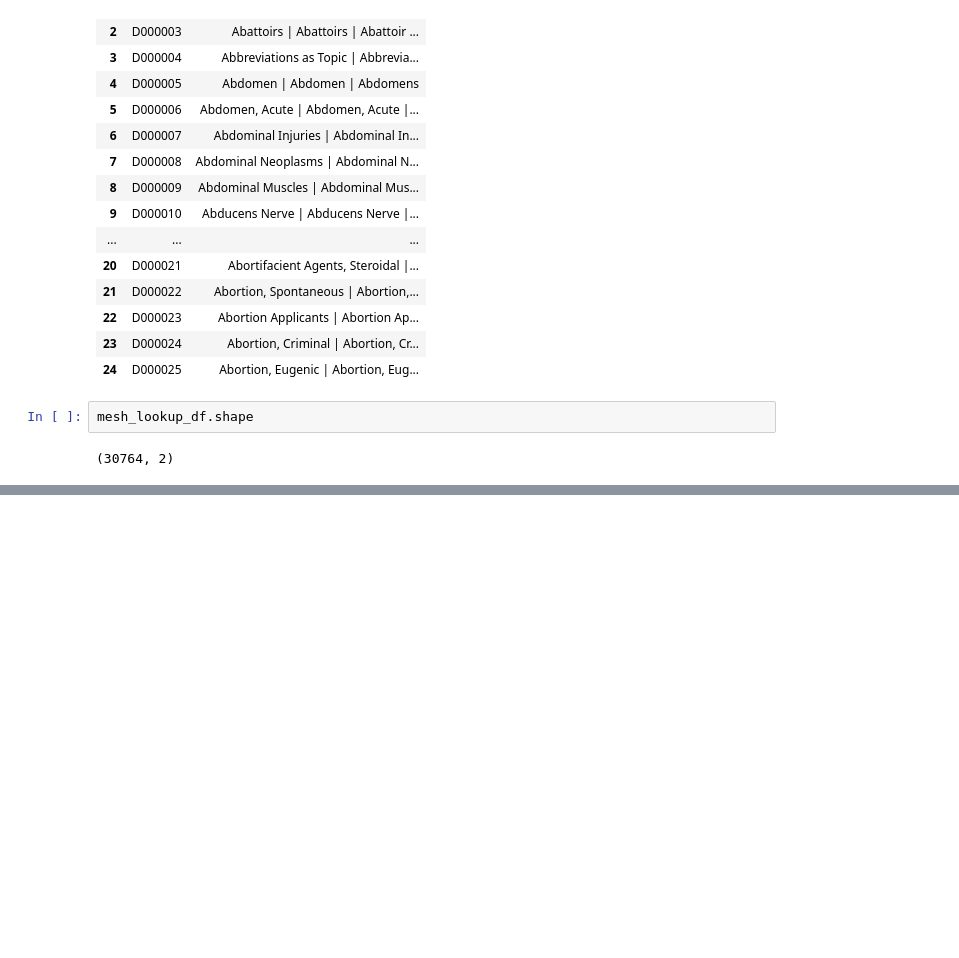
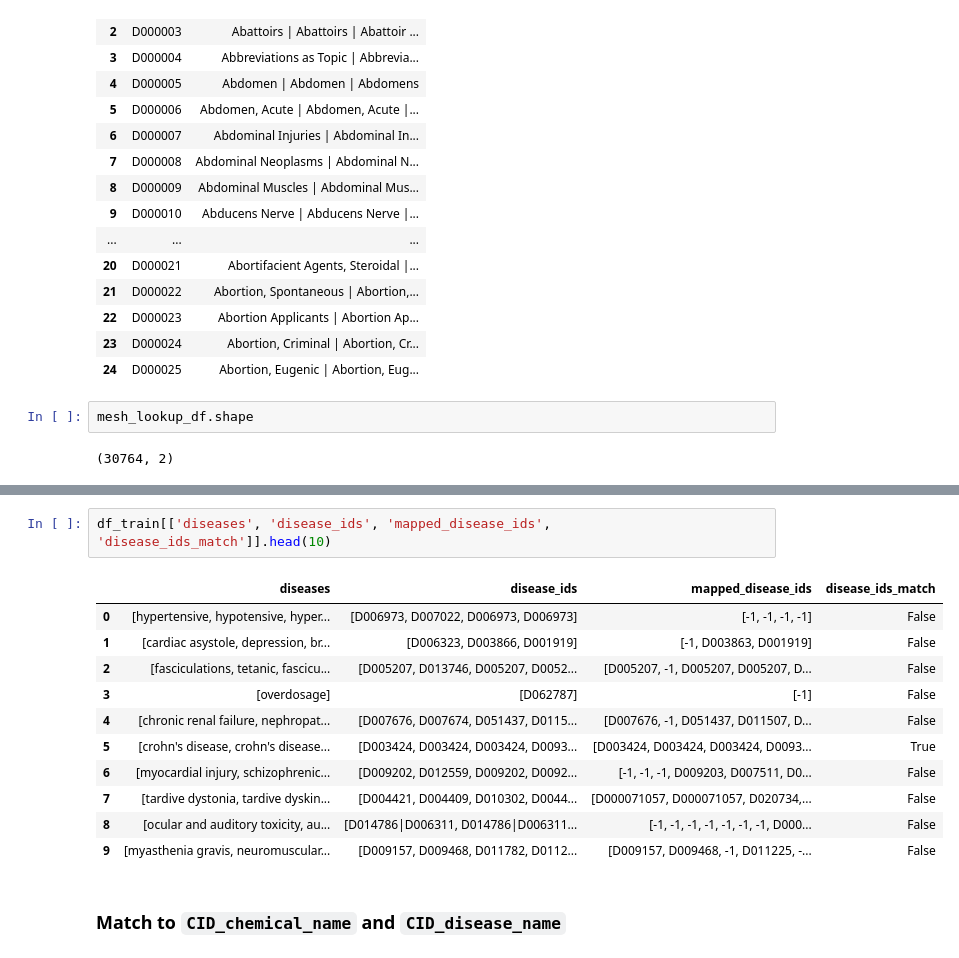
Before and after one commit to NomitaChandra/ChemiMap, a Jupyter notebook: analysis/mesh_id_parsing.ipynb, the cells around one changed output, grey strips where cells are left out. Saved outputs shown, nothing was run; the diff lists cells and outputs as text; blank space fills up the shorter version.

```diff
--- a/analysis/mesh_id_parsing.ipynb
+++ b/analysis/mesh_id_parsing.ipynb
@@ -114,0 +347,16 @@ mesh_lookup_df.shape
+# %%
+df_train[['diseases', 'disease_ids', 'mapped_disease_ids', 'disease_ids_match']].head(10)
+# %% [output]
+|  | diseases | disease_ids | mapped_disease_ids | disease_ids_match |
+| 0 | [hypertensive, hypotensive, hyper... | [D006973, D007022, D006973, D006973] | [-1, -1, -1, -1] | False |
+| 1 | [cardiac asystole, depression, br... | [D006323, D003866, D001919] | [-1, D003863, D001919] | False |
+| 2 | [fasciculations, tetanic, fascicu... | [D005207, D013746, D005207, D0052... | [D005207, -1, D005207, D005207, D... | False |
+| 3 | [overdosage] | [D062787] | [-1] | False |
+| 4 | [chronic renal failure, nephropat... | [D007676, D007674, D051437, D0115... | [D007676, -1, D051437, D011507, D... | False |
+| 5 | [crohn's disease, crohn's disease... | [D003424, D003424, D003424, D0093... | [D003424, D003424, D003424, D0093... | True |
+| 6 | [myocardial injury, schizophrenic... | [D009202, D012559, D009202, D0092... | [-1, -1, -1, D009203, D007511, D0... | False |
+| 7 | [tardive dystonia, tardive dyskin... | [D004421, D004409, D010302, D0044... | [D000071057, D000071057, D020734,... | False |
+| 8 | [ocular and auditory toxicity, au... | [D014786|D006311, D014786|D006311... | [-1, -1, -1, -1, -1, -1, -1, D000... | False |
+| 9 | [myasthenia gravis, neuromuscular... | [D009157, D009468, D011782, D0112... | [D009157, D009468, -1, D011225, -... | False |
+# %% [markdown]
+### Match to `CID_chemical_name` and `CID_disease_name`
```
Also changed, not shown: parts of 15 cells of this notebook.
